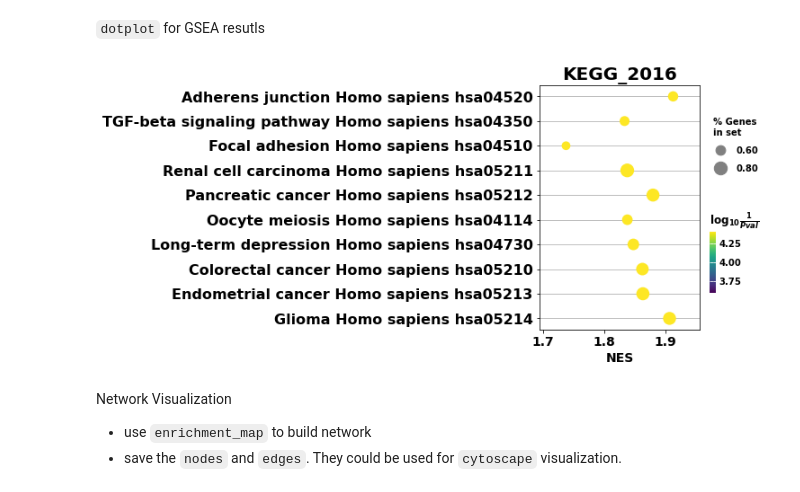
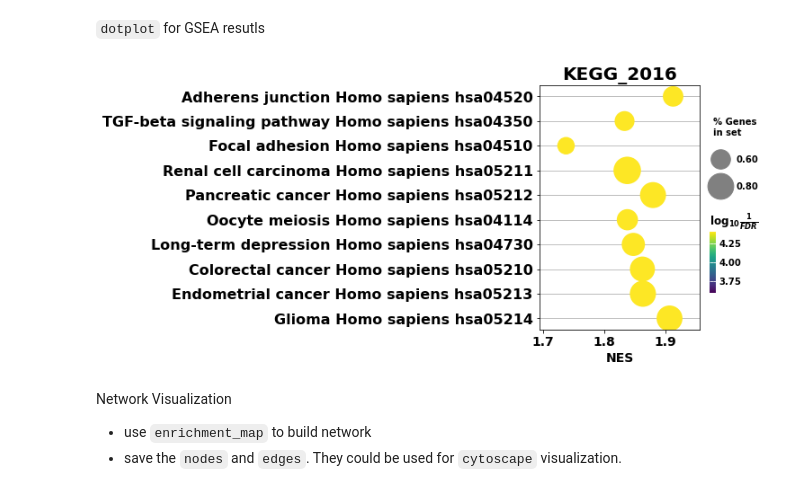
Before and after one commit to zqfang/GSEApy, a Jupyter notebook: docs/gseapy_example.ipynb, the cells around one changed output. Cells and saved outputs as stored; diff of their text form; code cells hidden in the pictures.

```diff
--- a/docs/gseapy_example.ipynb
+++ b/docs/gseapy_example.ipynb
@@ -470,14 +491,14 @@ axs = pre_res.plot(terms=terms[1:5],
 # %%
 from gseapy import dotplot
 # to save your figure, make sure that ``ofname`` is not None
 ax = dotplot(pre_res.res2d,
              column="FDR q-val",
              title='KEGG_2016',
              cmap=plt.cm.viridis,
-             size=3, # adjust dot size
+             size=6, # adjust dot size
              figsize=(4,5), cutoff=0.25, show_ring=False)
 # %% [output]
-[figure, old version]
+[figure, new version]
 # %% [markdown]
 Network Visualization
 
```
Also changed, not shown: parts of 18 cells of this notebook, 2 other files.
